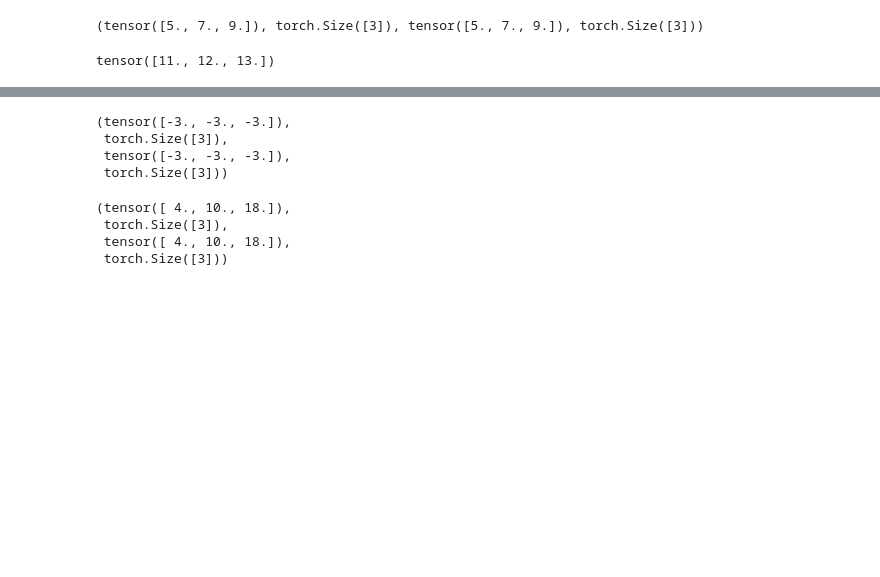
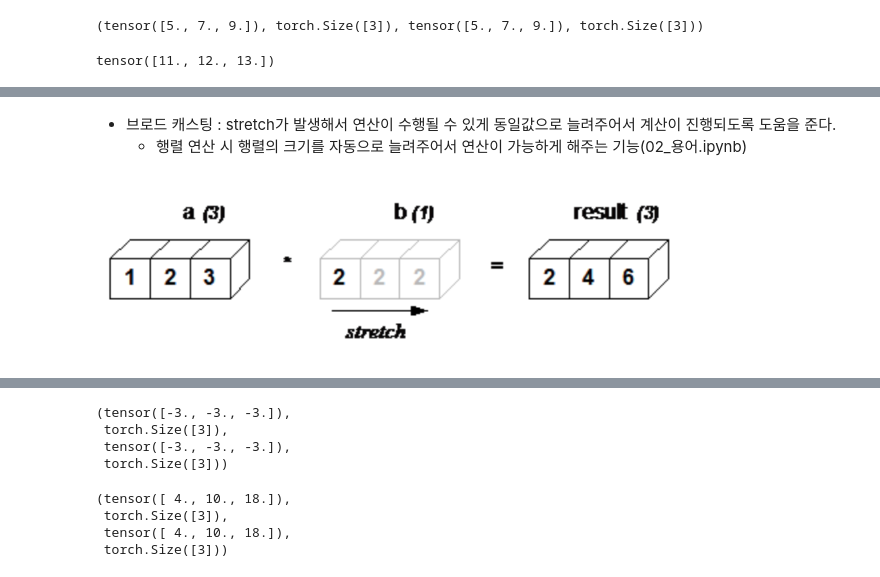
Before and after one commit to JiwooOh-kr/BusanAIDeveloperCourse_AI, a Jupyter notebook: 3_DeepLearning/08_pyTorch 기초.ipynb, the cells around one changed output, grey strips where cells are left out. Saved outputs shown, nothing was run; the diff lists cells and outputs as text; code cells hidden in the pictures; blank space fills up the shorter version.

```diff
--- a/3_DeepLearning/08_pyTorch 기초.ipynb
+++ b/3_DeepLearning/08_pyTorch 기초.ipynb
@@ -598,0 +600,7 @@ tensor([11., 12., 13.])
+# %% [markdown]
+- 브로드 캐스팅 : stretch가 발생해서 연산이 수행될 수 있게 동일값으로 늘려주어서 계산이 진행되도록 도움을 준다.
+  - 행렬 연산 시 행렬의 크기를 자동으로 늘려주어서 연산이 가능하게 해주는 기능(02_용어.ipynb)
+# %%
+Image('/content/drive/My Drive/2020_AI_Busan/4_DeepLearning/pic/broadcasting_1.png', width=600)
+# %% [output]
+[figure, added]
```
Also changed, not shown: parts of 11 cells of this notebook.
